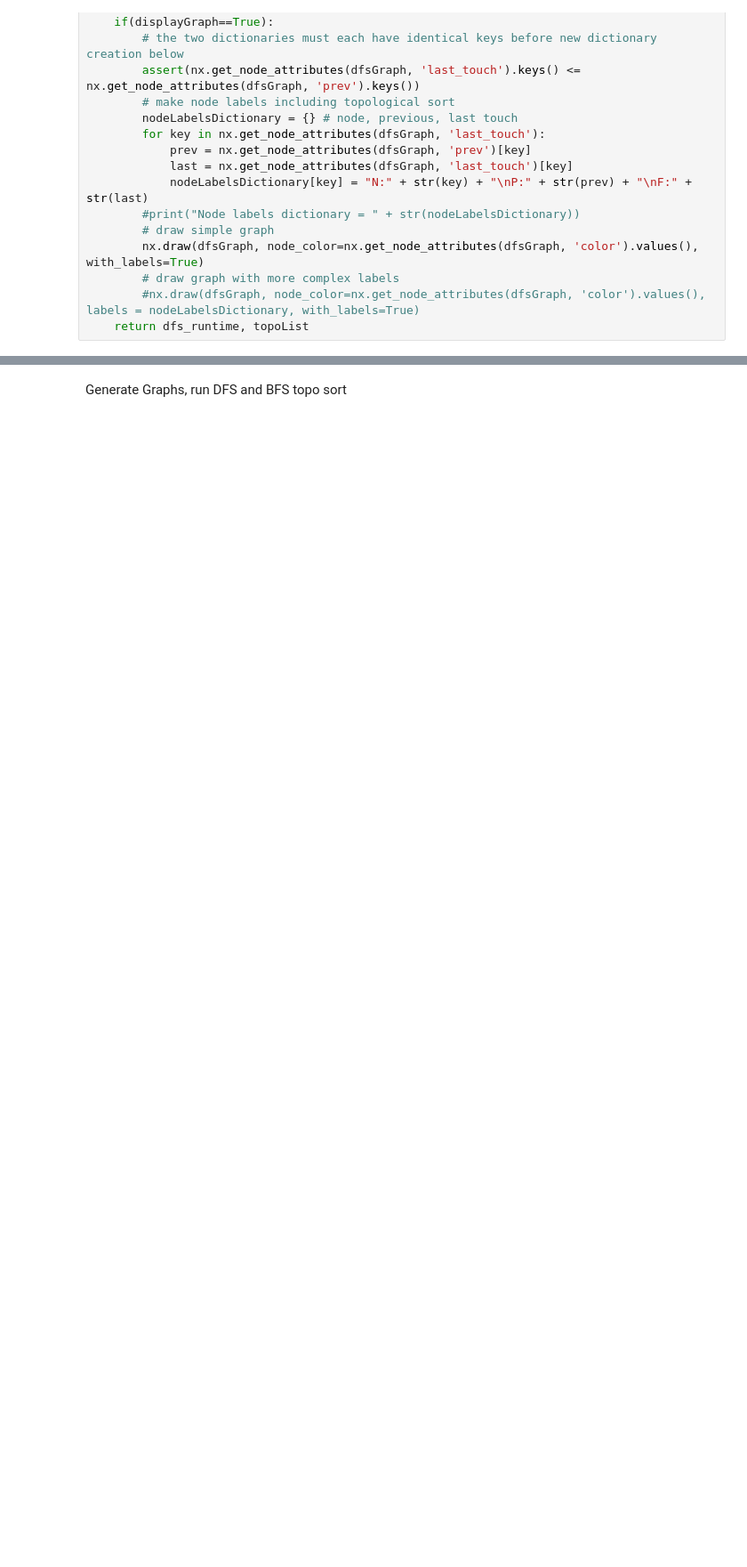
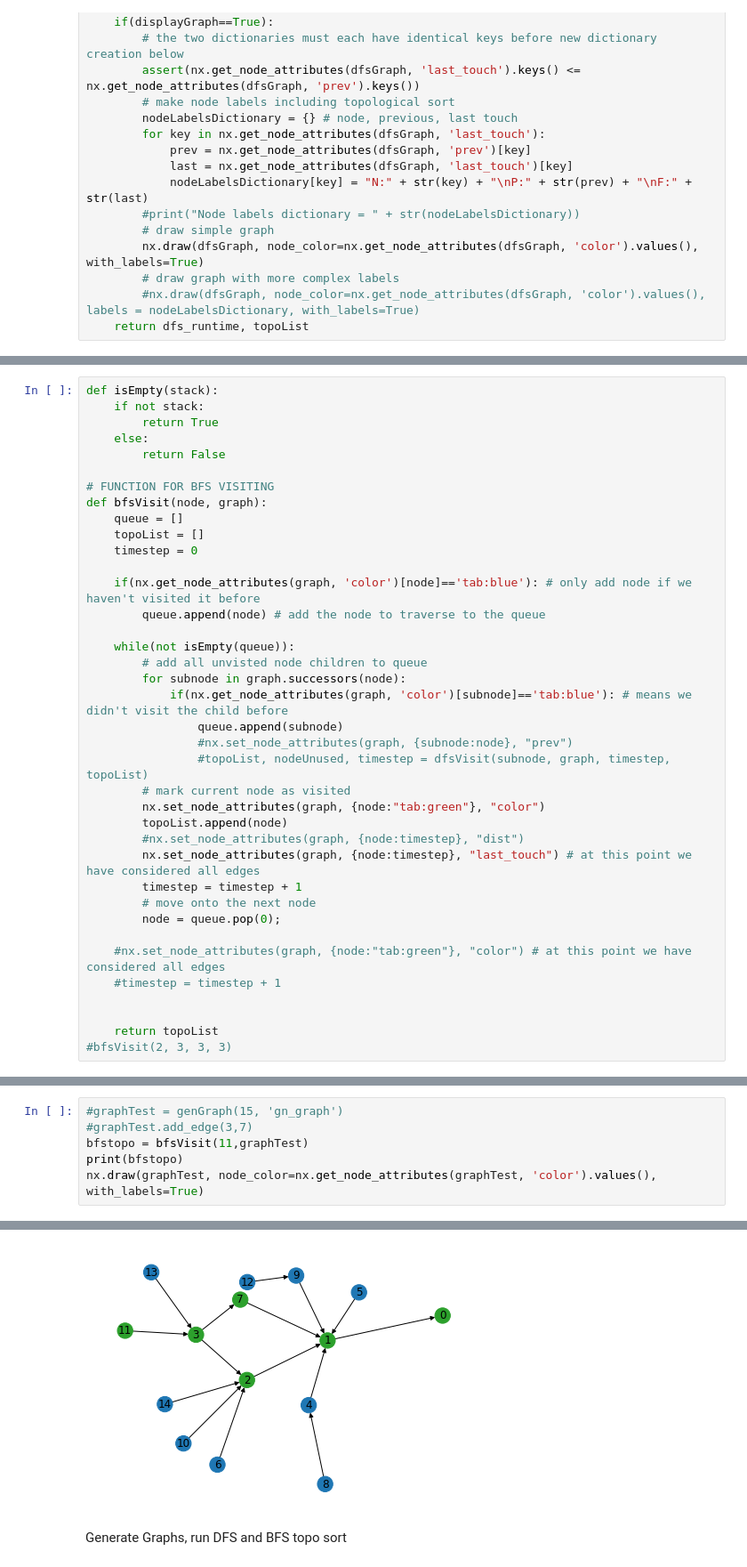
Before and after one commit to andjeya/ECE608, a Jupyter notebook: topo.ipynb, the cells around one changed output, grey strips where cells are left out. Shown at 89% size. Drawn from its saved outputs; the diff is of its cells as text; blank space fills up the shorter version.

Commit message:
adding initial implementation of bfsVisit. It's working, but currently duplicating items added to the queue - resolving this issue is next

```diff
--- a/topo.ipynb
+++ b/topo.ipynb
@@ -102,0 +105,38 @@ def dfsTopo(dfsGraph, displayGraph):
+# %%
+def isEmpty(stack):
+    if not stack:
+        return True
+    else:
+        return False
+
+# FUNCTION FOR BFS VISITING
+def bfsVisit(node, graph):
+    queue = []
+    topoList = []
+    timestep = 0
+
+    if(nx.get_node_attributes(graph, 'color')[node]=='tab:blue'): # only add node if we haven't visited it before
+        queue.append(node) # add the node to traverse to the queue
+
+    while(not isEmpty(queue)):
+        # add all unvisted node children to queue
+        for subnode in graph.successors(node):
+            if(nx.get_node_attributes(graph, 'color')[subnode]=='tab:blue'): # means we didn't visit the child before
+                queue.append(subnode)
+                #nx.set_node_attributes(graph, {subnode:node}, "prev")
+                #topoList, nodeUnused, timestep = dfsVisit(subnode, graph, timestep, topoList)
+        # mark current node as visited
+        nx.set_node_attributes(graph, {node:"tab:green"}, "color")
+        topoList.append(node)
+        #nx.set_node_attributes(graph, {node:timestep}, "dist")
+        nx.set_node_attributes(graph, {node:timestep}, "last_touch") # at this point we have considered all edges
+        timestep = timestep + 1
+        # move onto the next node
+        node = queue.pop(0);
+
+    #nx.set_node_attributes(graph, {node:"tab:green"}, "color") # at this point we have considered all edges
+    #timestep = timestep + 1
+
+
+    return topoList
+#bfsVisit(2, 3, 3, 3)
@@ -102,0 +145,7 @@ def dfsTopo(dfsGraph, displayGraph):
+# %%
+#graphTest = genGraph(15, 'gn_graph')
+#graphTest.add_edge(3,7)
+bfstopo = bfsVisit(11,graphTest)
+print(bfstopo)
+nx.draw(graphTest, node_color=nx.get_node_attributes(graphTest, 'color').values(), with_labels=True)
+# %% [output]
@@ -103,3 +153,4 @@ def dfsTopo(dfsGraph, displayGraph):
+[figure, added]
 # %% [markdown]
 Generate Graphs, run DFS and BFS topo sort
 # %%
```
Also changed, not shown: parts of 6 cells of this notebook, 1 other file.
